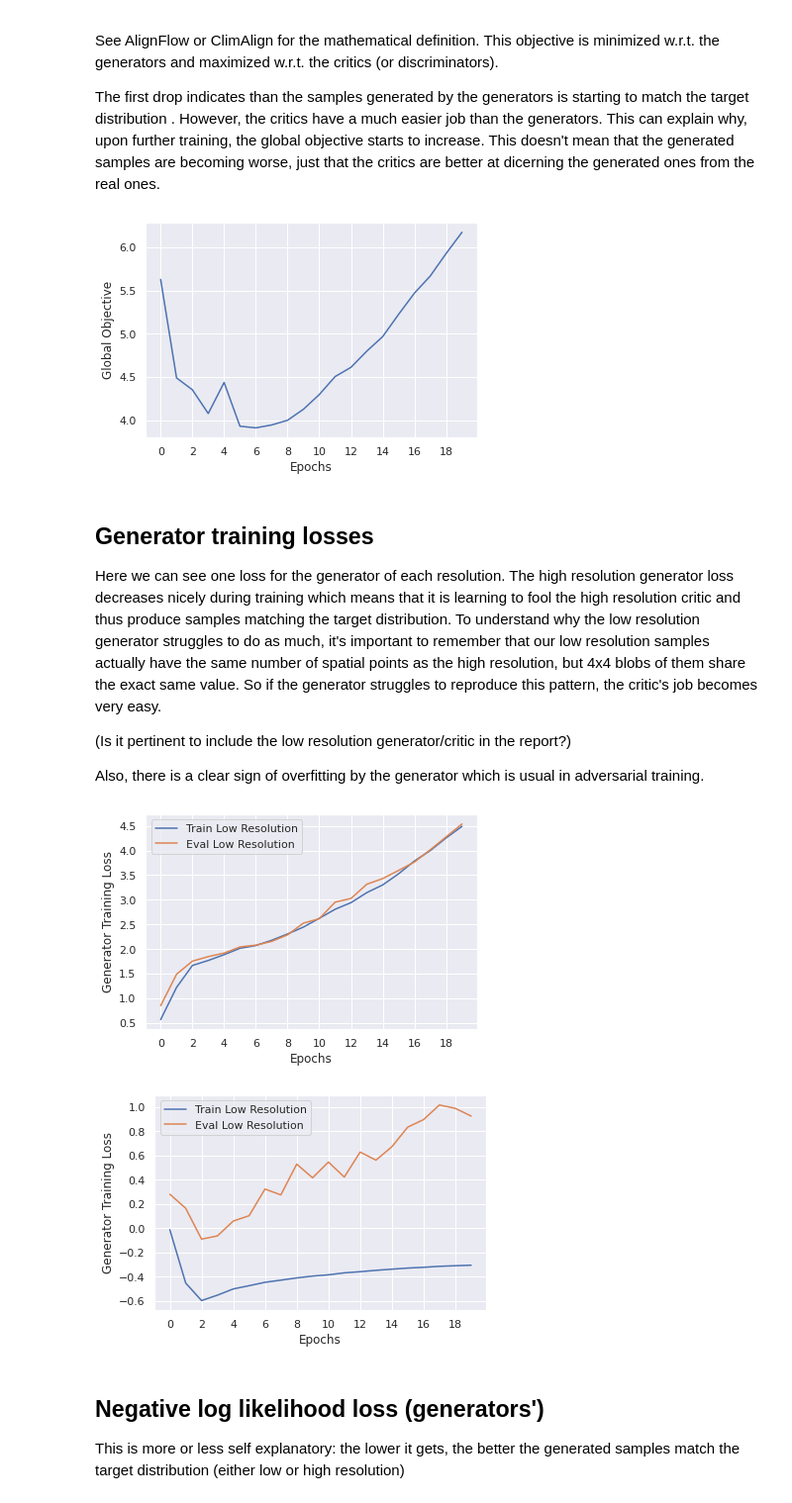
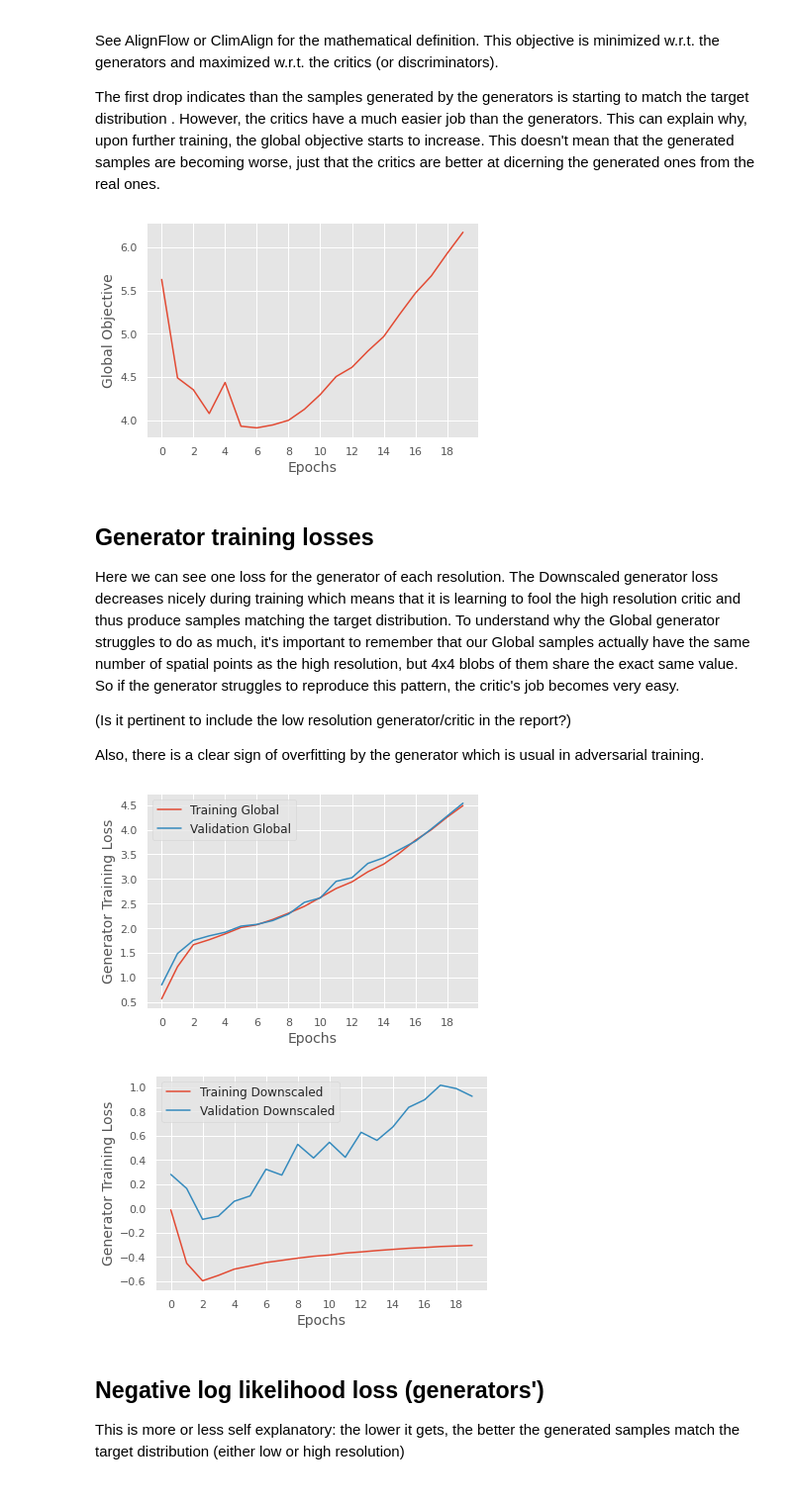
Before and after one commit to 6759-Project/generative-downscaling, a Jupyter notebook: make_figures.ipynb, the cells around one changed output. Shown at 99% size. Cells and saved outputs as stored; diff of their text form; code cells hidden in the pictures.

```diff
--- a/make_figures.ipynb
+++ b/make_figures.ipynb
@@ -4,8 +4,9 @@
 import pandas as pd
 import wandb
 import matplotlib.pyplot as plt
-import seaborn as sns
-sns.set()
+# import seaborn as sns
+# sns.set()
+plt.style.use('ggplot')
 # %%
 wandb_api = wandb.Api()
 run = wandb_api.run(f"6759-proj/Train-Glow-2mTemp/3fh4tzm4")
@@ -64,40 +65,40 @@ The first drop indicates than the samples generated by the generators is startin
 # global objective
 fig = plt.figure()
 plt.plot(epochs, history['train_g_obj'].dropna())
-plt.ylabel('Global Objective')
-plt.xlabel('Epochs')
+plt.ylabel('Global Objective', fontsize=14)
+plt.xlabel('Epochs', fontsize=14)
 plt.xticks(epochs[::2])
 plt.savefig('figures/glob_obj.png')
 # %% [output]
-[figure, old version]
+[figure, new version]
 # %% [markdown]
 ## Generator training losses
-Here we can see one loss for the generator of each resolution. The high resolution generator loss decreases nicely during training which means that it is learning to fool the high resolution critic and thus produce samples matching the target distribution. To understand why the low resolution generator struggles to do as much, it's important to remember that our low resolution samples actually have the same number of spatial points as the high resolution, but 4x4 blobs of them share the exact same value. So if the generator struggles to reproduce this pattern, the critic's job becomes very easy.
+Here we can see one loss for the generator of each resolution. The Downscaled generator loss decreases nicely during training which means that it is learning to fool the high resolution critic and thus produce samples matching the target distribution. To understand why the Global generator struggles to do as much, it's important to remember that our Global samples actually have the same number of spatial points as the high resolution, but 4x4 blobs of them share the exact same value. So if the generator struggles to reproduce this pattern, the critic's job becomes very easy.
 
 (Is it pertinent to include the low resolution generator/critic in the report?)
 
 Also, there is a clear sign of overfitting by the generator which is usual in adversarial training.
 # %%
 fig = plt.figure()
-plt.plot(epochs, history['train_gx_loss'].dropna(), label='Train Low Resolution')
-plt.plot(epochs, history['eval_gx_loss'].dropna(), label='Eval Low Resolution')
-plt.ylabel('Generator Training Loss')
-plt.xlabel('Epochs')
+plt.plot(epochs, history['train_gx_loss'].dropna(), label='Training Global')
+plt.plot(epochs, history['eval_gx_loss'].dropna(), label='Validation Global')
+plt.ylabel('Generator Training Loss', fontsize=14)
+plt.xlabel('Epochs', fontsize=14)
 plt.xticks(epochs[::2])
-plt.legend()
+plt.legend(fontsize=12)
 plt.savefig('figures/gx_loss.png')
 
 fig = plt.figure()
-plt.plot(epochs, history['train_gy_loss'].dropna(), label='Train Low Resolution')
-plt.plot(epochs, history['eval_gy_loss'].dropna(), label='Eval Low Resolution')
-plt.ylabel('Generator Training Loss')
-plt.xlabel('Epochs')
+plt.plot(epochs, history['train_gy_loss'].dropna(), label='Training Downscaled')
+plt.plot(epochs, history['eval_gy_loss'].dropna(), label='Validation Downscaled')
+plt.ylabel('Generator Training Loss', fontsize=14)
+plt.xlabel('Epochs', fontsize=14)
 plt.xticks(epochs[::2])
-plt.legend()
+plt.legend(fontsize=12)
 plt.savefig('figures/gy_loss.png')
 # %% [output]
-[figure, old version]
+[figure, new version]
-[figure, old version]
+[figure, new version]
 # %% [markdown]
 ## Negative log likelihood loss (generators')
 This is more or less self explanatory: the lower it gets, the better the generated samples match the target distribution (either low or high resolution)
```
Also changed, not shown: parts of 4 cells of this notebook, 7 other files.
